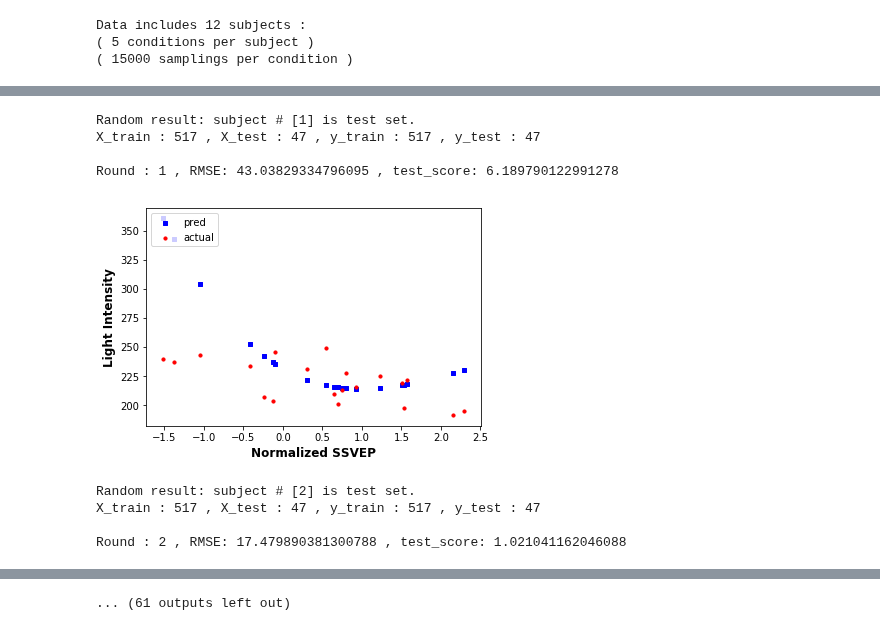
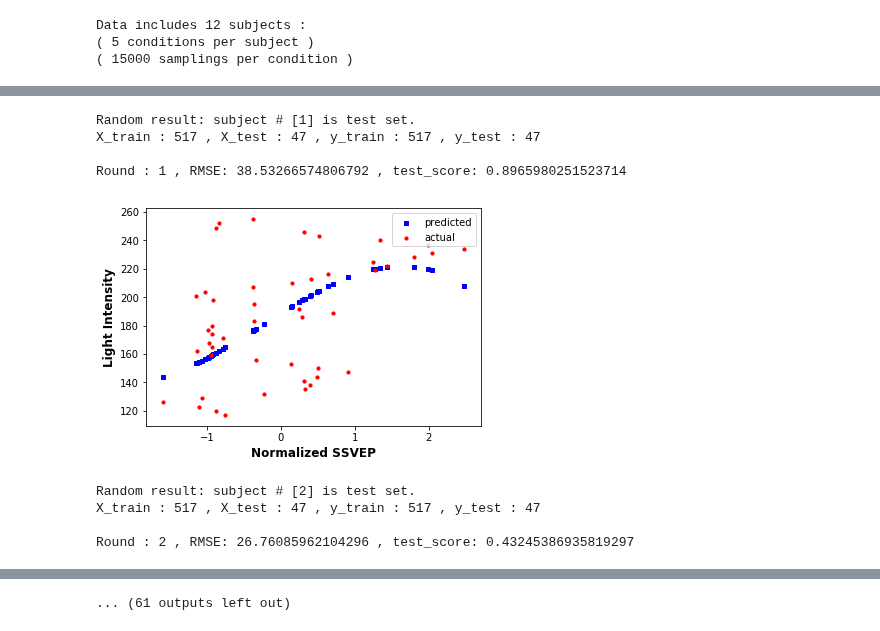
Before and after one commit to bamboojfc/SSVEP-nonLinearRegression, a Jupyter notebook: model-Copy1.ipynb, the cells around one changed output, grey strips where cells are left out. Cells and saved outputs as stored; diff of their text form; code cells hidden in the pictures.

Commit message:
change condition 4 to start light instensity at 255

```diff
--- a/model-Copy1.ipynb
+++ b/model-Copy1.ipynb
@@ -31,7 +31,7 @@ Data includes 12 subjects :
 # %%
 ## select one condition data and filter out first 10-second data
 #set params
-condition_id = 5 # ( 1 to 5 )
+condition_id = 4 # ( 1 to 5 )
 number_of_samplings_per_sec = 250
 filtered_secs = 9
 all_secs = number_of_samplings/number_of_samplings_per_sec
@@ -221,3 +268,19 @@ def train_test_split(x, y, test_size = 1, fix_subject = None):
+# %%
+def get_rmse_avg(y_true, y_pred):
+    RMSEs = np.zeros(shape = (number_of_subjects,1))
+
+    for i in range(number_of_subjects):
+        RMSEs[i] = np.sqrt(np.sum(np.square(y_pred-y_true[i]))/ len(y_true[i]))
+
+    return RMSEs
+# %%
+def get_r2_avg(y_true, y_pred):
+    R2s = np.zeros(shape = (number_of_subjects,1))
+
+    for i in range(number_of_subjects):
+        R2s[i] = metrics.r2_score(y_true[i], y_pred)
+
+    return R2s
 # %%
 ## Non-Linear Regression by me
 
@@ -228,6 +291,7 @@ rand_indices = []
 results = []
 number_of_cv_rounds = number_of_subjects
 intensity_step = 3
+degree=3
 
 # setting light intensity data
 if condition_id == 5:
@@ -238,20 +302,26 @@ if condition_id == 5:
     light_intensity = np.concatenate([light_intensity_up, light_intensity_down])[0:number_of_slide_windows]
     last_light_intensity_begin = light_intensity[len(light_intensity)-1]
     light_intensity = np.tile(light_intensity,(number_of_subjects,1))
+elif condition_id == 4:
+    first_light_intensity_begin = 255
+    last_light_intensity_begin = 0
+    light_intensity = np.arange(first_light_intensity_begin, last_light_intensity_begin, -(intensity_step))
+    light_intensity = light_intensity[0:number_of_slide_windows]
+    last_light_intensity_begin = light_intensity[len(light_intensity)-1]
+    light_intensity = np.tile(light_intensity,(number_of_subjects,1))
 else:
     first_light_intensity_begin = 75
     last_light_intensity_begin = (number_of_slide_windows * intensity_step) + first_light_intensity_begin
     light_intensity = np.arange(first_light_intensity_begin, last_light_intensity_begin, intensity_step)
     light_intensity = np.tile(light_intensity,(number_of_subjects,1))
 
-
 print "Parameter settings: 1st window start at intensity =", first_light_intensity_begin, \
         ", end at intensity =", last_light_intensity_begin, \
         ", cross validation =", number_of_cv_rounds
 print
 
-selected_data_start = 14
-selected_data_end = 34
+selected_data_start = 25
+selected_data_end = 45
 
 ## prepare list to store results
 results = []
@@ -261,6 +331,8 @@ filename = './results/train_con' + str(condition_id)
 for c, r in enumerate(reduce_result_proportion):
     print '#### Begin calculate with result proportion =', r, '####'
     results.append([])
+    y_true_all = []
+    y_pred_all = []
 
     for i in range(0, number_of_cv_rounds):
         X_train, X_test, y_train, y_test, subject_id = train_test_split(x = fft_out_max_list, y = light_intensity, \
@@ -275,22 +347,25 @@ for c, r in enumerate(reduce_result_proportion):
 #         y_train = y_train[:int(len(y_train)*r)]
 #         y_test = y_test[:int(len(y_test)*r)]
 
-        X_train = X_train[selected_data_start:selected_data_end]
-        X_test=X_test[selected_data_start:selected_data_end]
-        y_train = y_train[selected_data_start:selected_data_end]
-        y_test=y_test[selected_data_start:selected_data_end]
+#         X_train = X_train[selected_data_start:selected_data_end]
+#         X_test=X_test[selected_data_start:selected_data_end]
+#         y_train = y_train[selected_data_start:selected_data_end]
+#         y_test=y_test[selected_data_start:selected_data_end]
 
         ## non-linear regression
-        model = prep.PolynomialFeatures(degree=3)
+        model = prep.PolynomialFeatures(degree)
         X_tr = model.fit_transform(X_train, y_train)
         X_te = model.fit_transform(X_test)
 
         clf = linear_model.LinearRegression()
         clf.fit(X_tr, y_train)
         y_pred = clf.predict(X_te)
+        y_pred_all.append(y_pred)
+        y_true_all.append(y_test)
 
-        # calculate Root Mean Square Error
-#         RMSE = metrics.mean_squared_error(y_test, y_pred)
+
+        ##### uncomment this for calculate RMSE and R2 by each subject #####
+        # calculate RMSE and R2
         test_score = 1 - clf.score(X_te,y_test)
         RMSE = np.sqrt(np.sum(np.square(y_pred-y_test))/ len(y_pred))
         print "Round :", i, ", RMSE:", RMSE, ", test_score:", test_score
@@ -308,15 +383,33 @@ for c, r in enumerate(reduce_result_proportion):
         fig = plt.figure()
         ax1 = fig.add_subplot(111)
 
-        ax1.scatter(np.concatenate(X_test), y_pred, s=10, c='b', marker="s", label='pred')
+        ax1.scatter(np.concatenate(X_test), y_pred, s=10, c='b', marker="s", label='predicted')
         ax1.scatter(np.concatenate(X_test), y_test, s=10, c='r', marker="o", label='actual')
         plt.xlabel('Normalized SSVEP', fontsize=12, fontweight='bold')
         plt.ylabel('Light Intensity', fontsize=12, fontweight='bold')
-#         ax1.set_ylim(70, 261)
+        #ax1.set_ylim(70, 261)
+        #ax1.set_xlim(-2, 2.5)
+        ax1.legend(loc=1)
         #plt.show()
         plt.savefig('./results/train_' + str(condition_id) + '_' + str(subject_id) + '.png')
-        plt.legend(loc='upper left');
+        plt.legend(loc='upper right');
         plt.show()
+        ######################################################################
+
+
+    """
+    ##### uncomment this for calculate RMSE and R2 by averages #####
+    y_pred_avg = plot_avg_curve(y_pred_all, condition_id, degree)
+    RMSE_AVG = get_rmse_avg(y_pred_all, y_pred_avg)
+    R2_AVG = get_r2_avg(y_pred_all, y_pred_avg)
+
+    #store results
+    results[c] = dict({
+        'RMSE' : np.concatenate(RMSE_AVG),
+        'test_score' : np.concatenate(R2_AVG)
+    })
+    ######################################################################
+    """
 
     print 'Store results of', len(results[c]), 'subjects done!'
     print
@@ -334,9 +437,9 @@ Round : 0 , RMSE: 17.885900452577054 , test_score: 1.0690240100233785
 Random result: subject # [1] is test set.
 X_train : 517 , X_test : 47 , y_train : 517 , y_test : 47
 
-Round : 1 , RMSE: 43.03829334796095 , test_score: 6.189790122991278
+Round : 1 , RMSE: 38.53266574806792 , test_score: 0.8965980251523714
-[figure, old version]
+[figure, new version]
 Random result: subject # [2] is test set.
 X_train : 517 , X_test : 47 , y_train : 517 , y_test : 47
 
-Round : 2 , RMSE: 17.479890381300788 , test_score: 1.021041162046088
+Round : 2 , RMSE: 26.76085962104296 , test_score: 0.43245386935819297
```
Also changed, not shown: parts of 5 cells of this notebook, 28 other files.
